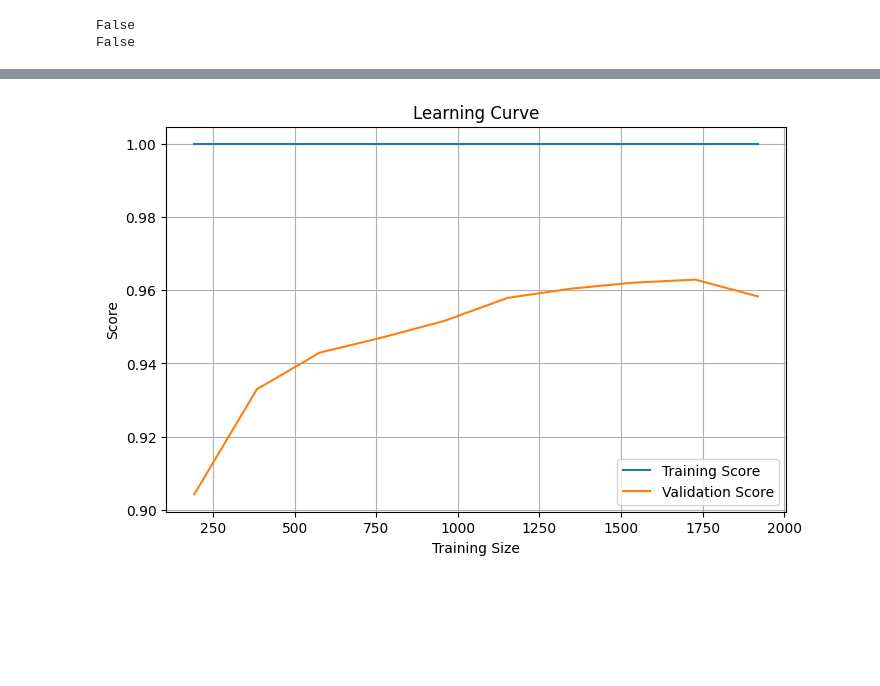
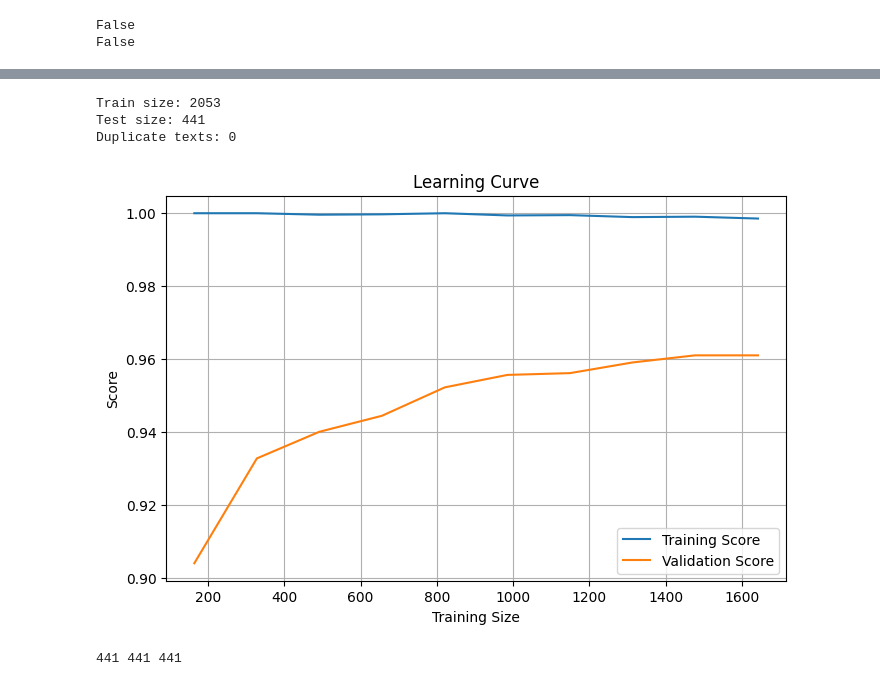
Before and after one commit to kikikatg/tigrigna_fake_news_detection_using_NLP, a Jupyter notebook: notebooks/main.ipynb, the cells around one changed output, grey strips where cells are left out. Cells and saved outputs as stored; diff of their text form; code cells hidden in the pictures; blank space fills up the shorter version.

```diff
--- a/notebooks/main.ipynb
+++ b/notebooks/main.ipynb
@@ -383,0 +636,17 @@ weighted avg       0.97      0.97      0.97       601
+# %%
+# ===============================
+# 🌲 RANDOM FOREST (IMPORTANT)
+# ===============================
+
+from sklearn.ensemble import RandomForestClassifier
+
+rf_model = RandomForestClassifier(
+    n_estimators=80,
+    max_depth=6,
+    random_state=42
+)
+
+rf_model.fit(X_train_final, y_train)
+rf_pred = rf_model.predict(X_test_final)
+
+print("RF Accuracy:", accuracy_score(y_test, rf_pred))
@@ -383,0 +655,19 @@ weighted avg       0.97      0.97      0.97       601
+# %%
+# ===============================
+# 🚀 GRADIENT BOOSTING
+# ===============================
+
+from sklearn.ensemble import GradientBoostingClassifier
+
+gb_model = GradientBoostingClassifier(
+    n_estimators=80,
+    learning_rate=0.05,
+    max_depth=2,
+    subsample=0.7,
+    random_state=42
+)
+
+gb_model.fit(X_train_final, y_train)
+gb_pred = gb_model.predict(X_test_final)
+
+print("GB Accuracy:", accuracy_score(y_test, gb_pred))
@@ -432,33 +759,59 @@ weighted avg       0.97      0.97      0.97       601
+# %%
+print("Train size:", len(X_train_text))
+print("Test size:", len(X_test_text))
+
+# Check duplicates
+duplicates = data.duplicated(subset=['processed_text']).sum()
+print("Duplicate texts:", duplicates)
+# %% [output]
+Train size: 2053
+Test size: 441
+Duplicate texts: 0
 # %%
-
-
+###  LEARNING CURVE
 train_sizes = np.linspace(0.1, 1.0, 10)
 
 train_sizes_abs, train_scores, test_scores = learning_curve(
-    best_svm,
-    X_train_vec,
+    svm_model,              # ✅ FIXED
+    X_train_final,          # ✅ IMPORTANT FIX
     y_train,
     train_sizes=train_sizes,
     cv=5,
     n_jobs=-1
 )
 
 train_mean = train_scores.mean(axis=1)
 test_mean = test_scores.mean(axis=1)
 
 plt.figure(figsize=(8,5))
 
 plt.plot(train_sizes_abs, train_mean, label="Training Score")
 plt.plot(train_sizes_abs, test_mean, label="Validation Score")
 
 plt.title("Learning Curve")
 plt.xlabel("Training Size")
 plt.ylabel("Score")
 plt.legend()
-
 plt.grid()
 plt.show()
 # %% [output]
-[figure, old version]
+[figure, new version]
+# %%
+# ===============================
+# 🔄 RECOMPUTE TEST PREDICTIONS (CLEAN)
+# ===============================
+
+# NB → text only
+nb_pred = nb_model.predict(X_test_vec)
+
+# others → text + source
+lr_pred  = lr_model.predict(X_test_final)
+svm_pred = svm_model.predict(X_test_final)
+rf_pred  = rf_model.predict(X_test_final)
+gb_pred  = gb_model.predict(X_test_final)
+
+print(len(y_test), len(nb_pred), len(svm_pred))
+# %% [output]
+441 441 441
 # %%
 # ===============================
```
Also changed, not shown: parts of 64 cells of this notebook, 32 other files.
